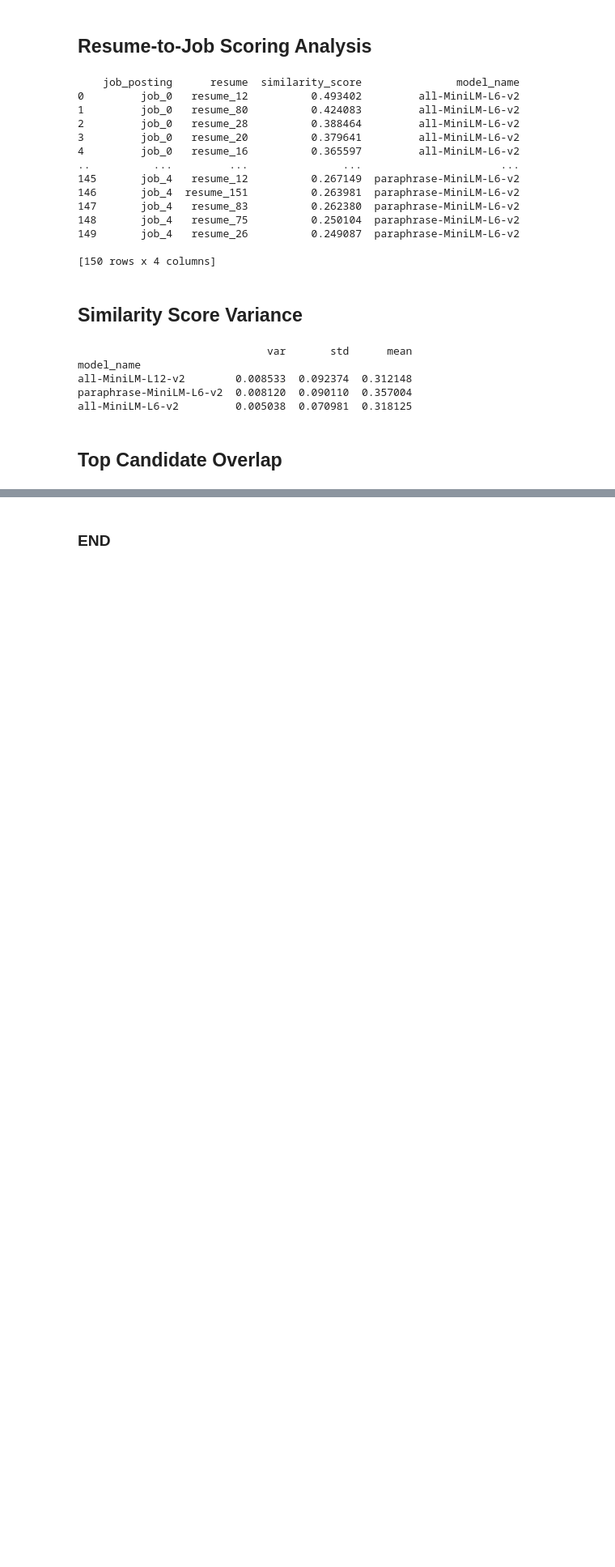
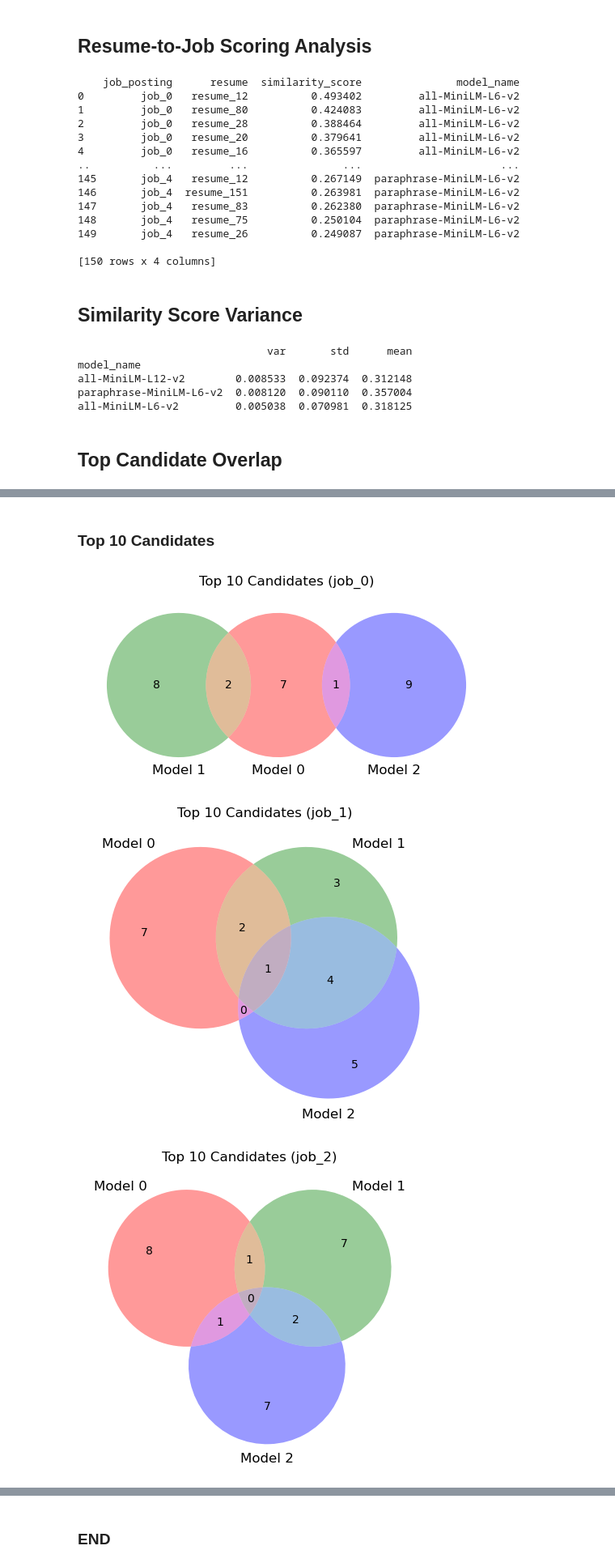
Before and after one commit to Pedagogue-Systems/ai-matching-consistency-eval, a Jupyter notebook: notebooks/model_analysis.ipynb, the cells around one changed output, grey strips where cells are left out. Shown at 81% size. Cells and saved outputs as stored; diff of their text form; code cells hidden in the pictures; blank space fills up the shorter version.

Commit message:
Update Model Analysis #4
Analyze top candidate overlap using Venn diagrams.

```diff
--- a/notebooks/model_analysis.ipynb
+++ b/notebooks/model_analysis.ipynb
@@ -100,3 +102,27 @@ job_1
   Model 0 and Model 2:           []
   Model 1 and Model 2:           ['resume_192', 'resume_162']
   Model 0, Model 1, and Model 2: []
+# %% [markdown]
+### Top 10 Candidates
+# %%
+jobs = df['job_posting'].unique()
+
+for job in jobs:
+    job_df = df[df['job_posting'] == job]
+
+    model_0 = job_df[job_df['model_name'] == 'all-MiniLM-L6-v2'].head(10)
+    model_1 = job_df[job_df['model_name'] == 'all-MiniLM-L12-v2'].head(10)
+    model_2 = job_df[job_df['model_name'] == 'paraphrase-MiniLM-L6-v2'].head(10)
+
+    r0 = set(model_0['resume'])
+    r1 = set(model_1['resume'])
+    r2 = set(model_2['resume'])
+
+    venn3([r0, r1, r2], set_labels=('Model 0', 'Model 1', 'Model 2'))
+    plt.title(f'Top 10 Candidates ({job})')
+
+    plt.show()
+# %% [output]
+[figure, added]
+[figure, added]
+[figure, added]
```
Also changed, not shown: parts of 5 cells of this notebook.
